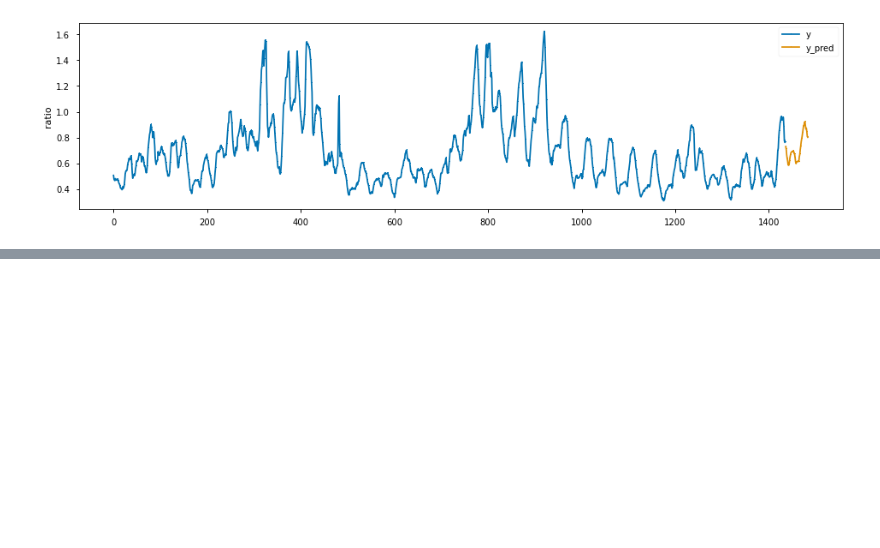
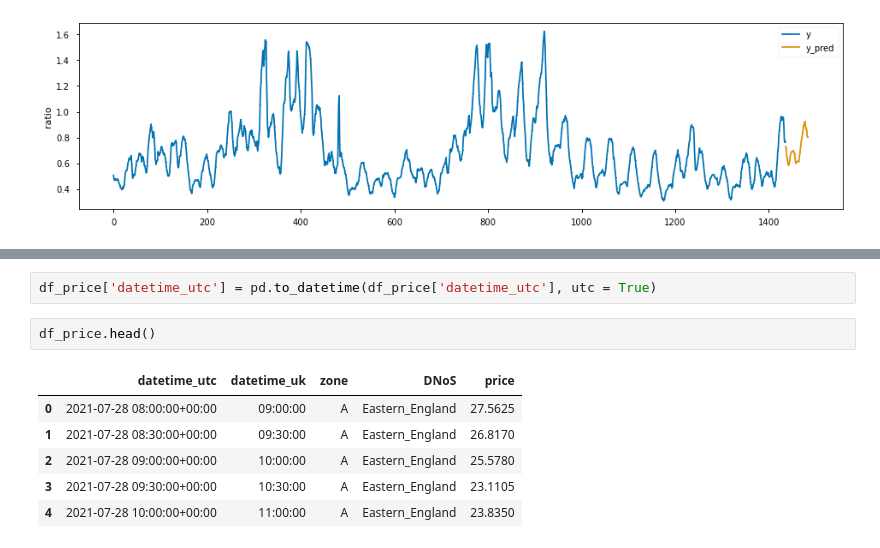
Before and after one commit to SANDEEP14380/SmartHomeNotifier, a Jupyter notebook: forecasting_energy_generation_analysis.ipynb, the cells around one changed output, grey strips where cells are left out. Drawn from its saved outputs; the diff is of its cells as text; blank space fills up the shorter version.

```diff
--- a/forecasting_energy_generation_analysis.ipynb
+++ b/forecasting_energy_generation_analysis.ipynb
@@ -763,0 +774,11 @@ plt.legend()
+# %%
+df_price['datetime_utc'] = pd.to_datetime(df_price['datetime_utc'], utc = True)
+# %%
+df_price.head()
+# %% [output]
+|  | datetime_utc | datetime_uk | zone | DNoS | price |
+| 0 | 2021-07-28 08:00:00+00:00 | 09:00:00 | A | Eastern_England | 27.5625 |
+| 1 | 2021-07-28 08:30:00+00:00 | 09:30:00 | A | Eastern_England | 26.8170 |
+| 2 | 2021-07-28 09:00:00+00:00 | 10:00:00 | A | Eastern_England | 25.5780 |
+| 3 | 2021-07-28 09:30:00+00:00 | 10:30:00 | A | Eastern_England | 23.1105 |
+| 4 | 2021-07-28 10:00:00+00:00 | 11:00:00 | A | Eastern_England | 23.8350 |
```
Also changed, not shown: parts of 19 cells of this notebook.
